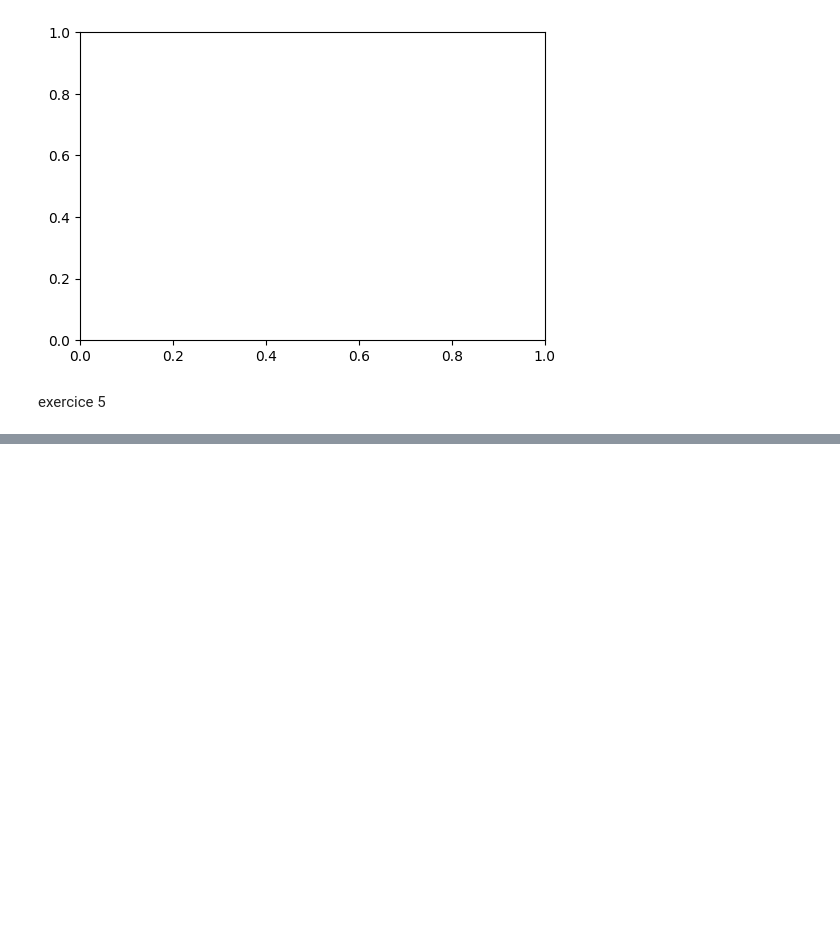
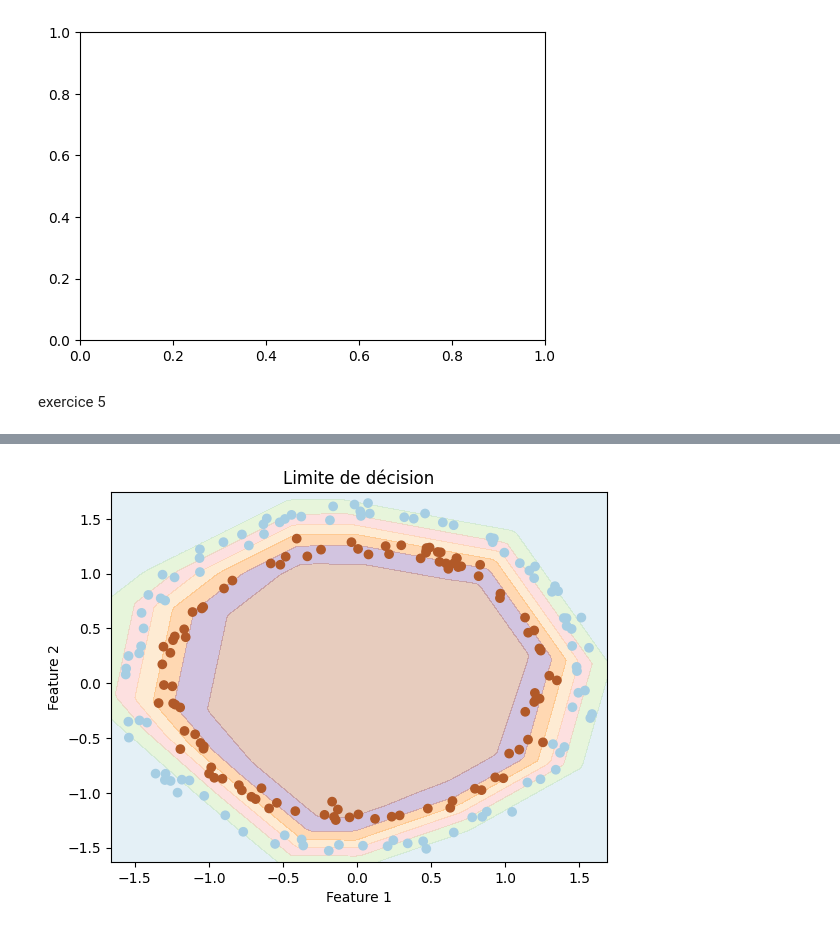
Before and after one commit to nico94000/Bootcamp_GenAi_Fev2025, a Jupyter notebook: Week_4/Day2/exercicesdujour.ipynb, the cells around one changed output, grey strips where cells are left out. Saved outputs shown, nothing was run; the diff lists cells and outputs as text; code cells hidden in the pictures; blank space fills up the shorter version.

```diff
--- a/Week_4/Day2/exercicesdujour.ipynb
+++ b/Week_4/Day2/exercicesdujour.ipynb
@@ -250,0 +271,6 @@ exercice 5
+# %%
+X_train, X_test, y_train, y_test = train_test_split(X, y, test_size=0.2, random_state=42)
+# %%
+scaler = StandardScaler()
+X_train = scaler.fit_transform(X_train)
+X_test = scaler.transform(X_test)
@@ -250,0 +308,15 @@ exercice 5
+# %%
+# Modèle amélioré avec plus de couches et Adam
+model_improved = tf.keras.Sequential([
+    tf.keras.layers.Dense(8, activation="relu"),
+    tf.keras.layers.Dense(4, activation="relu"),
+    tf.keras.layers.Dense(1, activation="sigmoid")
+])
+
+# Compilation avec Adam
+model_improved.compile(optimizer="adam",
+                       loss="binary_crossentropy",
+                       metrics=["accuracy"])
+
+# Entraînement
+history_improved = model_improved.fit(X_train, y_train, epochs=100, validation_data=(X_test, y_test))
@@ -250,0 +341,24 @@ exercice 5
+# %%
+import matplotlib.pyplot as plt
+import numpy as np
+
+def plot_decision_boundary(model, X, y):
+    """Affiche la limite de décision d'un modèle"""
+    x_min, x_max = X[:, 0].min() - 0.1, X[:, 0].max() + 0.1
+    y_min, y_max = X[:, 1].min() - 0.1, X[:, 1].max() + 0.1
+    xx, yy = np.meshgrid(np.linspace(x_min, x_max, 100), np.linspace(y_min, y_max, 100))
+
+    # Prédictions du modèle
+    Z = model.predict(np.c_[xx.ravel(), yy.ravel()])
+    Z = Z.reshape(xx.shape)
+
+    plt.contourf(xx, yy, Z, alpha=0.3, cmap=plt.cm.Paired)
+    plt.scatter(X[:, 0], X[:, 1], c=y, cmap=plt.cm.Paired)
+    plt.xlabel("Feature 1")
+    plt.ylabel("Feature 2")
+    plt.title("Limite de décision")
+    plt.show()
+
+# Visualisation avec le modèle amélioré
+plot_decision_boundary(model_improved, X_test, y_test)
+# %% [output]
@@ -250,0 +366 @@ exercice 5
+[figure, added]
```
Also changed, not shown: parts of 7 cells of this notebook.
